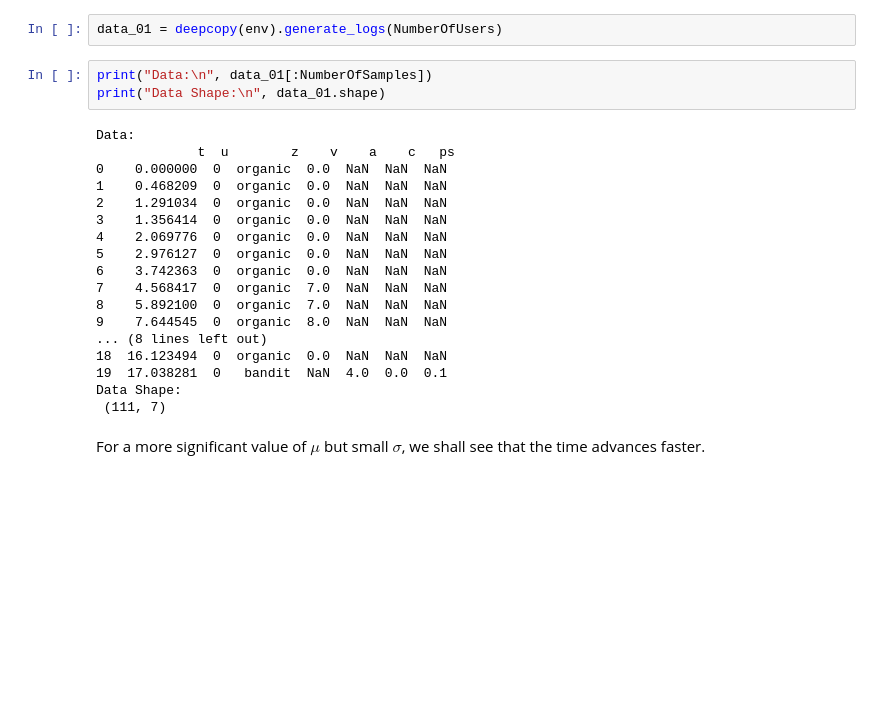
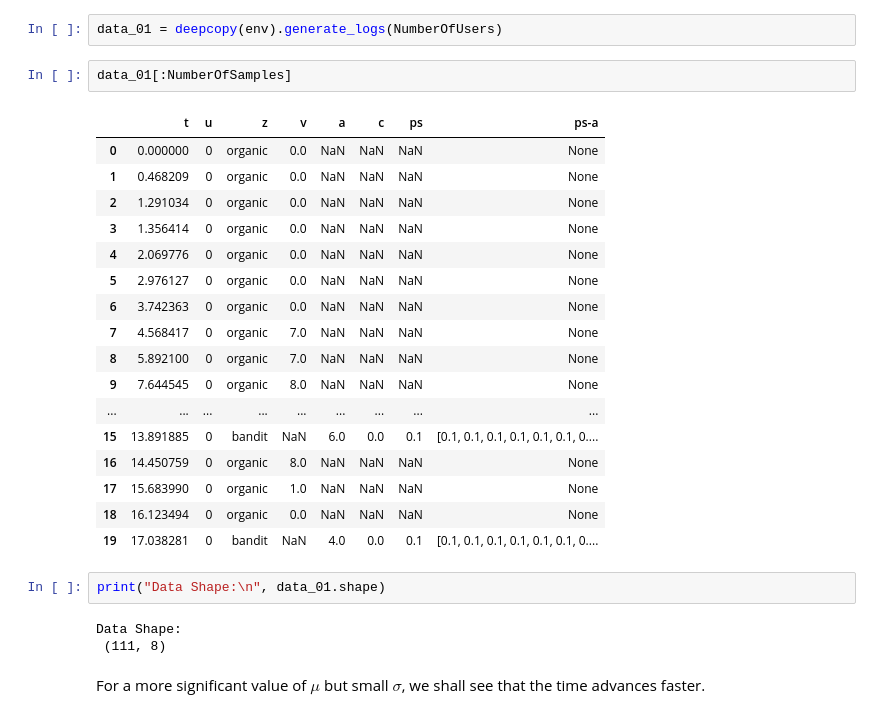
Before and after one commit to criteo-research/reco-gym, a Jupyter notebook: Complex Time Behaviour.ipynb, the cells around one changed output. Saved outputs shown, nothing was run; the diff lists cells and outputs as text; blank space fills up the shorter version.

```diff
--- a/Complex Time Behaviour.ipynb
+++ b/Complex Time Behaviour.ipynb
@@ -73,27 +77,31 @@ normal_time_env_01 = {
 env.init_gym(normal_time_env_01)
 # %%
 data_01 = deepcopy(env).generate_logs(NumberOfUsers)
+# %%
+data_01[:NumberOfSamples]
+# %% [output]
+|  | t | u | z | v | a | c | ps | ps-a |
+| 0 | 0.000000 | 0 | organic | 0.0 | NaN | NaN | NaN | None |
+| 1 | 0.468209 | 0 | organic | 0.0 | NaN | NaN | NaN | None |
+| 2 | 1.291034 | 0 | organic | 0.0 | NaN | NaN | NaN | None |
+| 3 | 1.356414 | 0 | organic | 0.0 | NaN | NaN | NaN | None |
+| 4 | 2.069776 | 0 | organic | 0.0 | NaN | NaN | NaN | None |
+| 5 | 2.976127 | 0 | organic | 0.0 | NaN | NaN | NaN | None |
+| 6 | 3.742363 | 0 | organic | 0.0 | NaN | NaN | NaN | None |
+| 7 | 4.568417 | 0 | organic | 7.0 | NaN | NaN | NaN | None |
+| 8 | 5.892100 | 0 | organic | 7.0 | NaN | NaN | NaN | None |
+| 9 | 7.644545 | 0 | organic | 8.0 | NaN | NaN | NaN | None |
+| ... | ... | ... | ... | ... | ... | ... | ... | ... |
+| 15 | 13.891885 | 0 | bandit | NaN | 6.0 | 0.0 | 0.1 | [0.1, 0.1, 0.1, 0.1, 0.1, 0.1, 0.... |
+| 16 | 14.450759 | 0 | organic | 8.0 | NaN | NaN | NaN | None |
+| 17 | 15.683990 | 0 | organic | 1.0 | NaN | NaN | NaN | None |
+| 18 | 16.123494 | 0 | organic | 0.0 | NaN | NaN | NaN | None |
+| 19 | 17.038281 | 0 | bandit | NaN | 4.0 | 0.0 | 0.1 | [0.1, 0.1, 0.1, 0.1, 0.1, 0.1, 0.... |
 # %%
-print("Data:\n", data_01[:NumberOfSamples])
 print("Data Shape:\n", data_01.shape)
 # %% [output]
-Data:
-             t  u        z    v    a    c   ps
-0    0.000000  0  organic  0.0  NaN  NaN  NaN
-1    0.468209  0  organic  0.0  NaN  NaN  NaN
-2    1.291034  0  organic  0.0  NaN  NaN  NaN
-3    1.356414  0  organic  0.0  NaN  NaN  NaN
-4    2.069776  0  organic  0.0  NaN  NaN  NaN
-5    2.976127  0  organic  0.0  NaN  NaN  NaN
-6    3.742363  0  organic  0.0  NaN  NaN  NaN
-7    4.568417  0  organic  7.0  NaN  NaN  NaN
-8    5.892100  0  organic  7.0  NaN  NaN  NaN
-9    7.644545  0  organic  8.0  NaN  NaN  NaN
-... (8 lines left out)
-18  16.123494  0  organic  0.0  NaN  NaN  NaN
-19  17.038281  0   bandit  NaN  4.0  0.0  0.1
 Data Shape:
- (111, 7)
+ (111, 8)
 # %% [markdown]
 For a more significant value of $\mu$ but small $\sigma$, we shall see that the time advances faster.
 # %%
```
Also changed, not shown: parts of 9 cells of this notebook, 25 other files.
